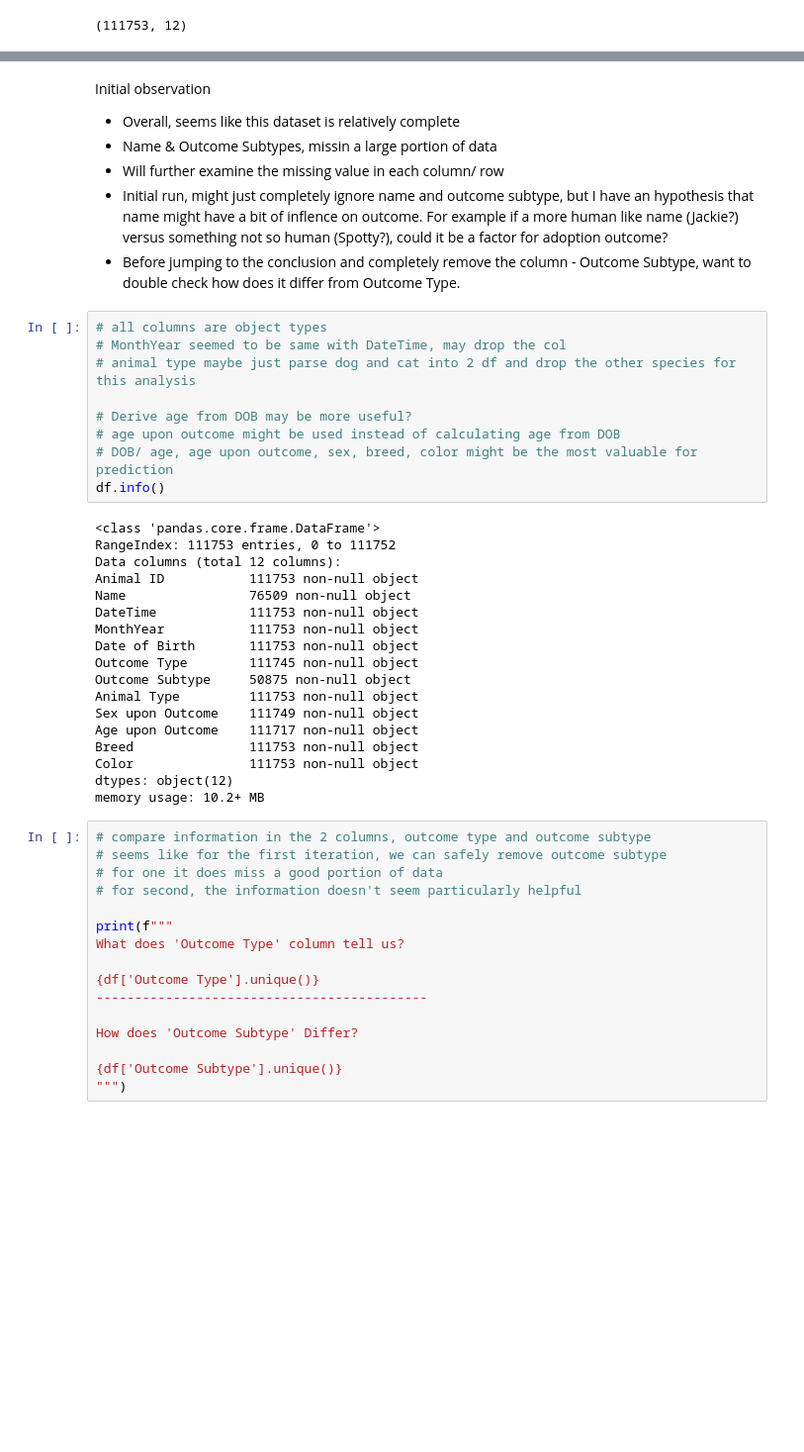
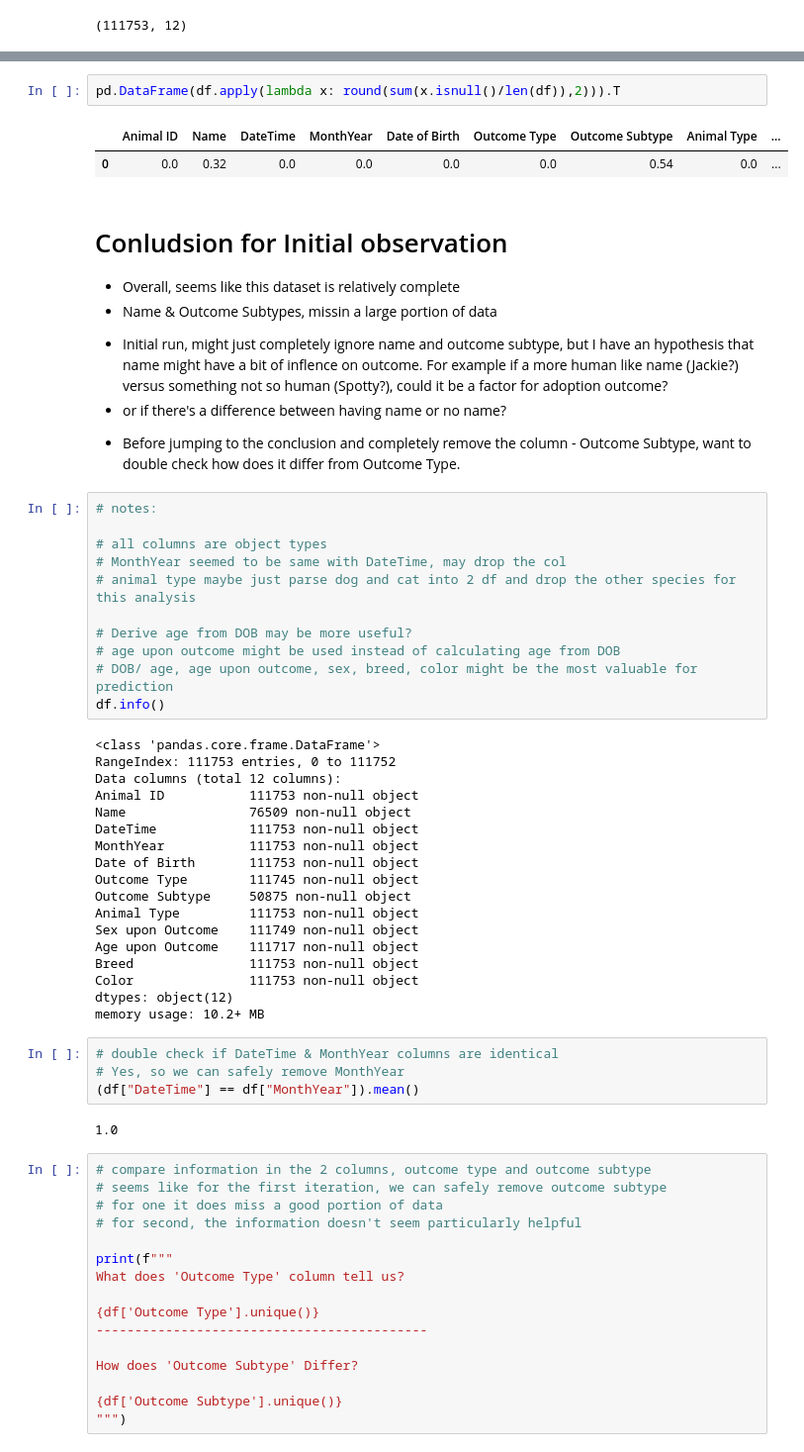
Before and after one commit to Jacqueline-A-Shay/Animal_Shelter, a Jupyter notebook: u.ipynb, the cells around one changed output, grey strips where cells are left out. Shown at 99% size. Drawn from its saved outputs; the diff is of its cells as text; blank space fills up the shorter version.

```diff
--- a/u.ipynb
+++ b/u.ipynb
@@ -26,11 +35,20 @@ df.shape
+# %%
+pd.DataFrame(df.apply(lambda x: round(sum(x.isnull()/len(df)),2))).T
+# %% [output]
+|  | Animal ID | Name | DateTime | MonthYear | Date of Birth | Outcome Type | Outcome Subtype | Animal Type | ... |
+| 0 | 0.0 | 0.32 | 0.0 | 0.0 | 0.0 | 0.0 | 0.54 | 0.0 | ... |
 # %% [markdown]
-Initial observation
+# Conludsion for Initial observation
 - Overall, seems like this dataset is relatively complete
 - Name & Outcome Subtypes, missin a large portion of data
-- Will further examine the missing value in each column/ row
+>
 - Initial run, might just completely ignore name and outcome subtype, but I have an hypothesis that name might have a bit of inflence on outcome.  For example if a more human like name (Jackie?) versus something not so human (Spotty?), could it be a factor for adoption outcome?
+- or if there's a difference between having name or no name?
+>
 - Before jumping to the conclusion and completely remove the column - Outcome Subtype, want to double check how does it differ from Outcome Type.
 # %%
+# notes:
+
 # all columns are object types
 # MonthYear seemed to be same with DateTime, may drop the col
 # animal type maybe just parse dog and cat into 2 df and drop the other species for this analysis
@@ -57,6 +75,12 @@ Breed               111753 non-null object
 Color               111753 non-null object
 dtypes: object(12)
 memory usage: 10.2+ MB
+# %%
+# double check if DateTime & MonthYear columns are identical
+# Yes, so we can safely remove MonthYear
+(df["DateTime"] == df["MonthYear"]).mean()
+# %% [output]
+1.0
 # %%
 # compare information in the 2 columns, outcome type and outcome subtype
 # seems like for the first iteration, we can safely remove outcome subtype
```
Also changed, not shown: parts of 7 cells of this notebook.
